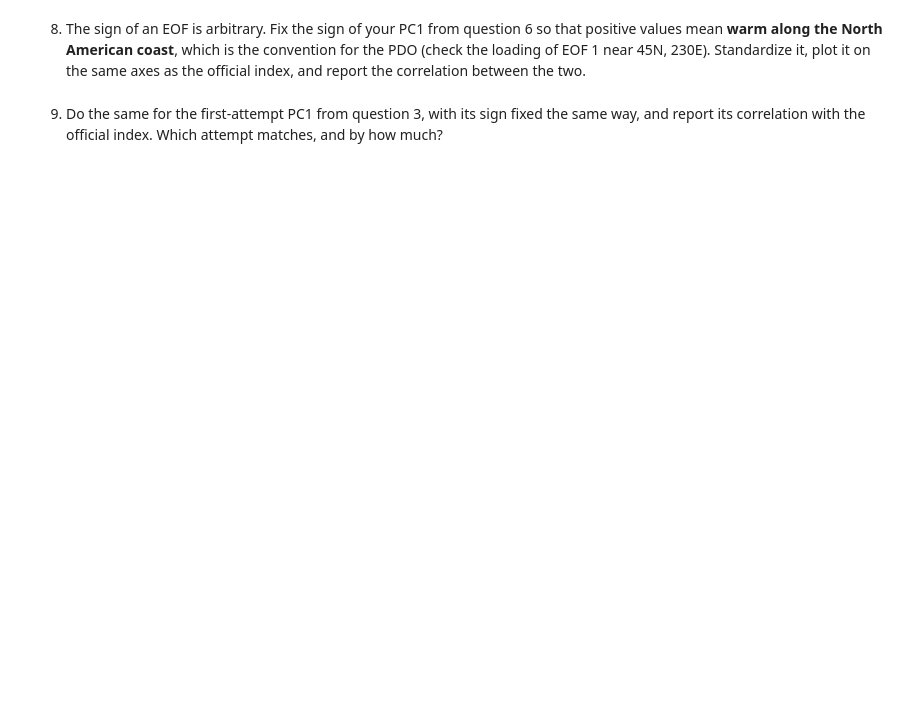
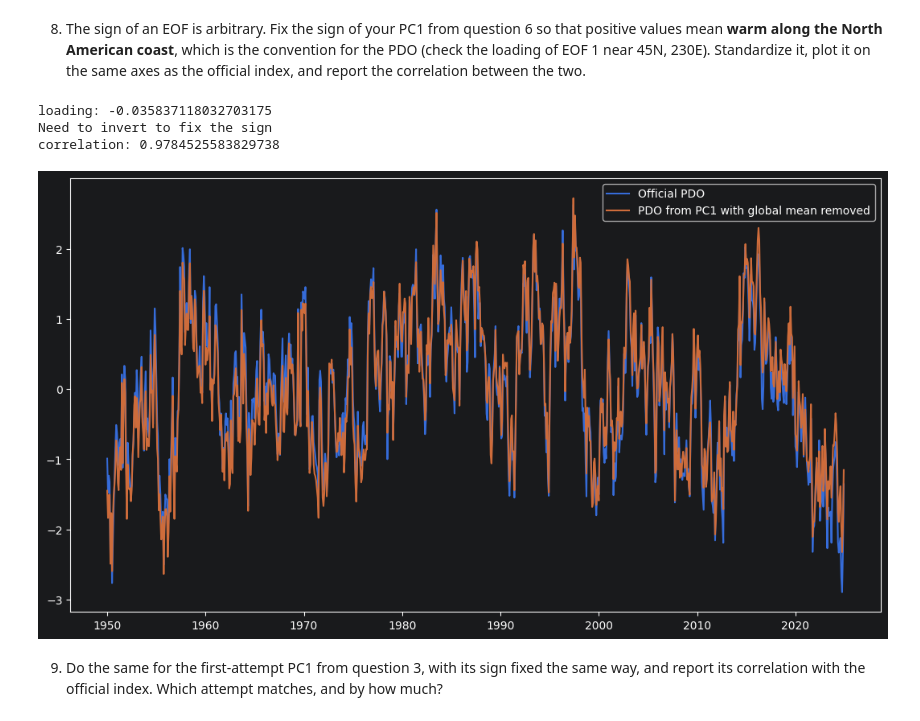
Before and after one commit to deborahteo/ml4climate2026, a Jupyter notebook: Assignment7.ipynb, the cells around one changed output. Drawn from its saved outputs; the diff is of its cells as text; code cells hidden in the pictures; blank space fills up the shorter version.

```diff
--- a/Assignment7.ipynb
+++ b/Assignment7.ipynb
@@ -204,4 +182,29 @@ print(pdo_official.head(3)); print(len(pdo_official), "months")
 # %% [markdown]
 8) The sign of an EOF is arbitrary. Fix the sign of your PC1 from question 6 so that positive values mean **warm along the North American coast**, which is the convention for the PDO (check the loading of EOF 1 near 45N, 230E). Standardize it, plot it on the same axes as the official index, and report the correlation between the two.
+# %%
+loading = eof1_no_anom_map.sel(lat=45, lon=230, method='nearest').item()
+print('loading: ' + str(loading))
+print('Need to invert to fix the sign')
+
+eof1_no_anom_map = -eof1_no_anom_map
+pc1_no_anom = -pc1_no_anom
+
+pdo = (pc1_no_anom - pc1_no_anom.mean()) / pc1_no_anom.std()
+pdo_series = pdo.to_series()
+pdo_official_std = (pdo_official - pdo_official.mean()) / pdo_official.std()
+
+corr_pdo = pdo_series.corr(pdo_official_std)
+print('correlation: ' + str(corr_pdo))
+
+fig, ax = plt.subplots(figsize=(13, 7))
+ax.plot(pdo_official_std.index, pdo_official_std, label='Official PDO')
+ax.plot(pdo_series.index, pdo_series, label='PDO from PC1 with global mean removed')
+ax.legend()
+plt.show()
+# %% [output]
+loading: -0.035837118032703175
+Need to invert to fix the sign
+correlation: 0.9784525583829738
+[figure, added]
 # %% [markdown]
 9) Do the same for the first-attempt PC1 from question 3, with its sign fixed the same way, and report its correlation with the official index. Which attempt matches, and by how much?
```
Also changed, not shown: parts of 15 cells of this notebook.
